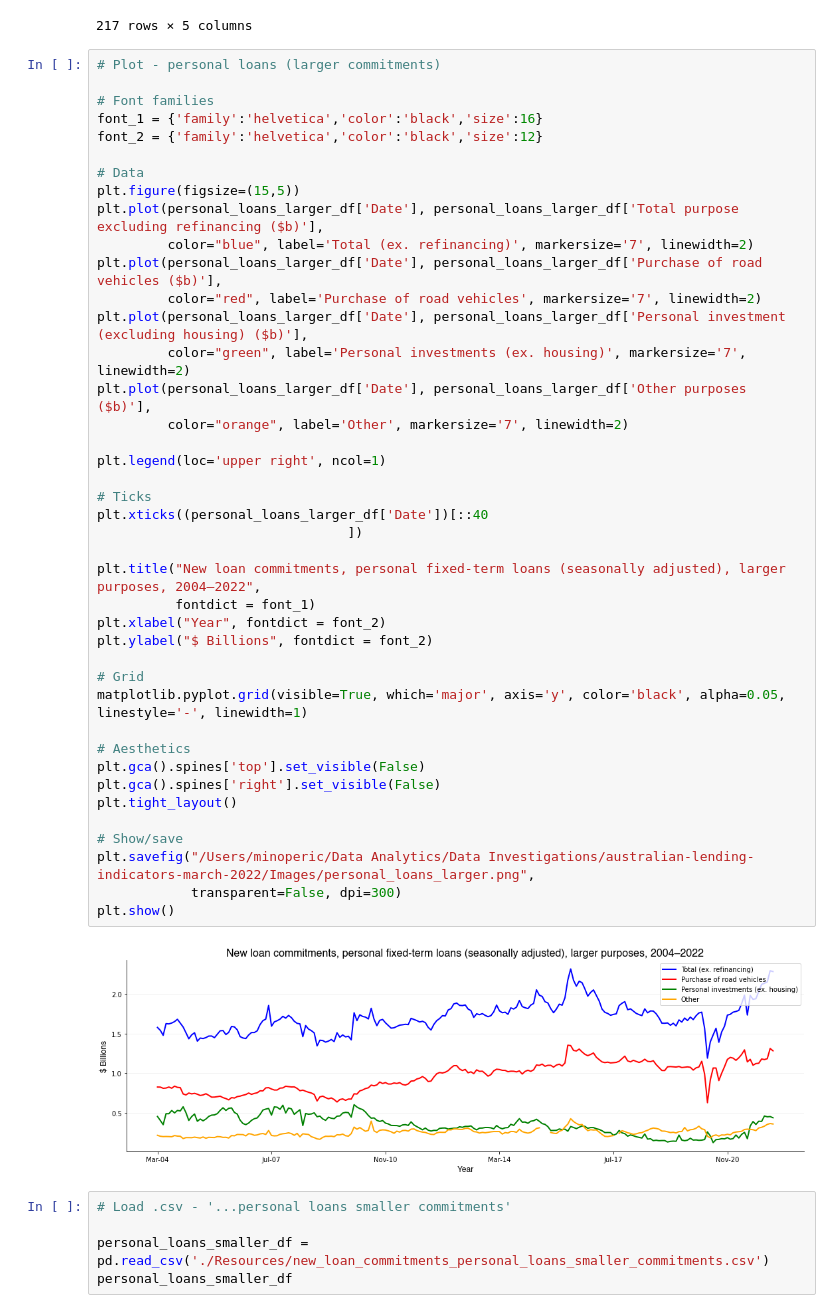
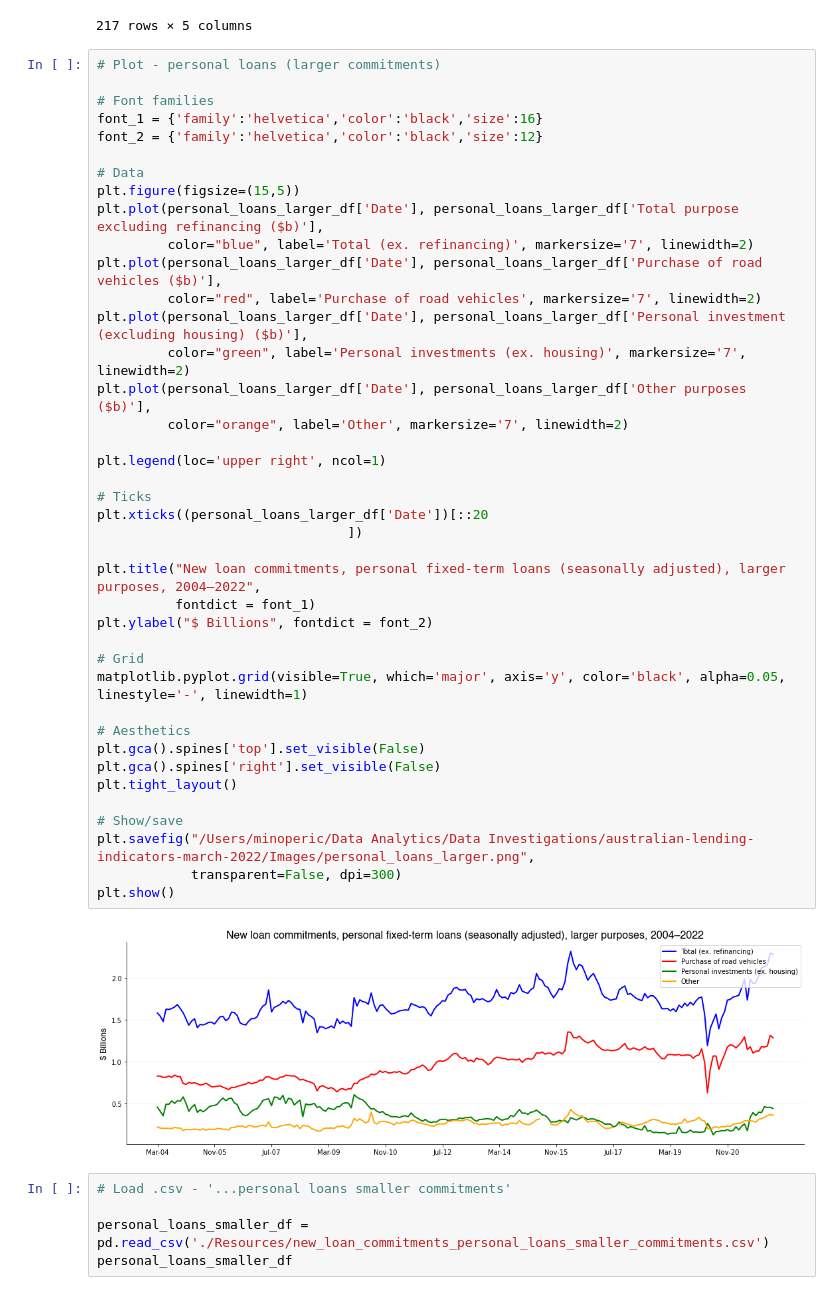
Before and after one commit to mnperic/australian-lending-indicators, a Jupyter notebook: australian_lending_indicators.ipynb, the cells around one changed output. Cells and saved outputs as stored; diff of their text form.

```diff
--- a/australian_lending_indicators.ipynb
+++ b/australian_lending_indicators.ipynb
@@ -265,36 +260,35 @@ plt.plot(personal_loans_larger_df['Date'], personal_loans_larger_df['Total purpo
          color="blue", label='Total (ex. refinancing)', markersize='7', linewidth=2)
 plt.plot(personal_loans_larger_df['Date'], personal_loans_larger_df['Purchase of road vehicles ($b)'],
          color="red", label='Purchase of road vehicles', markersize='7', linewidth=2)
 plt.plot(personal_loans_larger_df['Date'], personal_loans_larger_df['Personal investment (excluding housing) ($b)'],
          color="green", label='Personal investments (ex. housing)', markersize='7', linewidth=2)
 plt.plot(personal_loans_larger_df['Date'], personal_loans_larger_df['Other purposes ($b)'],
          color="orange", label='Other', markersize='7', linewidth=2)
 
 plt.legend(loc='upper right', ncol=1)
 
 # Ticks
-plt.xticks((personal_loans_larger_df['Date'])[::40
+plt.xticks((personal_loans_larger_df['Date'])[::20
                                 ])
 
 plt.title("New loan commitments, personal fixed-term loans (seasonally adjusted), larger purposes, 2004–2022",
           fontdict = font_1)
-plt.xlabel("Year", fontdict = font_2)
 plt.ylabel("$ Billions", fontdict = font_2)
 
 # Grid
 matplotlib.pyplot.grid(visible=True, which='major', axis='y', color='black', alpha=0.05, linestyle='-', linewidth=1)
 
 # Aesthetics
 plt.gca().spines['top'].set_visible(False)
 plt.gca().spines['right'].set_visible(False)
 plt.tight_layout()
 
 # Show/save
 plt.savefig("/Users/minoperic/Data Analytics/Data Investigations/australian-lending-indicators-march-2022/Images/personal_loans_larger.png",
             transparent=False, dpi=300)
 plt.show()
 # %% [output]
-[figure, old version]
+[figure, new version]
 # %%
 # Load .csv - '...personal loans smaller commitments'
 
```
Also changed, not shown: parts of 9 cells of this notebook.
